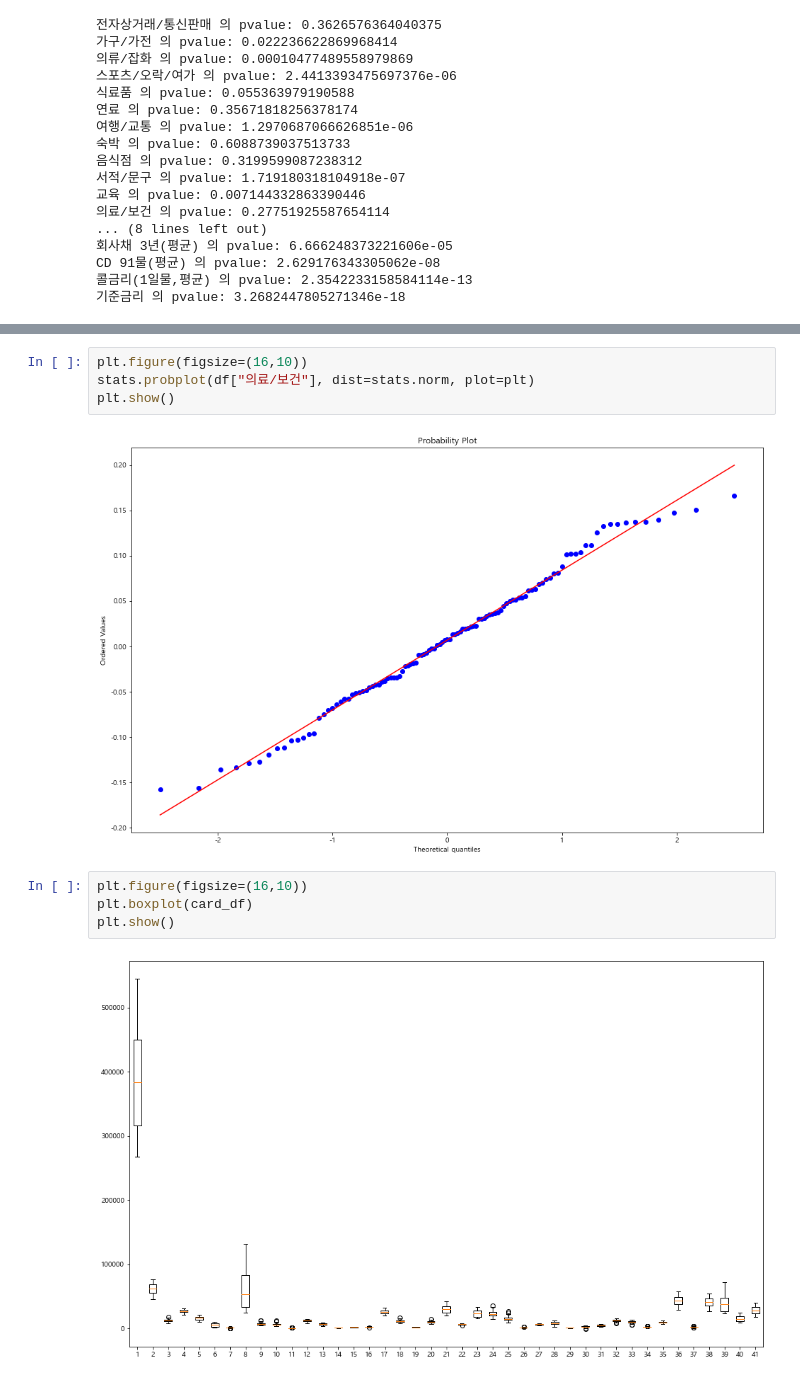
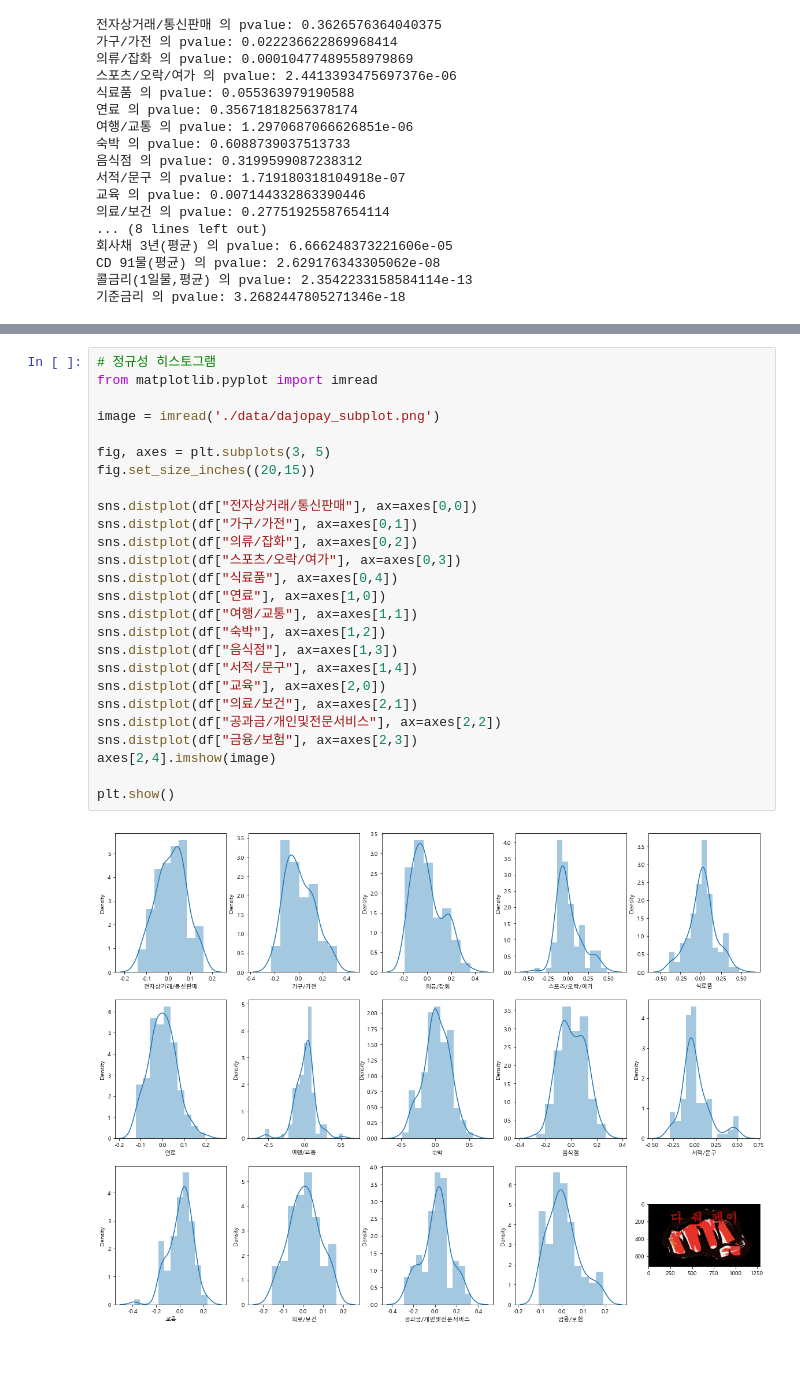
Before and after one commit to jkim0313/project1_dajopay, a Jupyter notebook: indexes.ipynb, the cells around one changed output, grey strips where cells are left out. Cells and saved outputs as stored; diff of their text form; blank space fills up the shorter version.

```diff
--- a/indexes.ipynb
+++ b/indexes.ipynb
@@ -335,12 +346,28 @@ sns.distplot(df["교육"])
-# %%
-plt.figure(figsize=(16,10))
-stats.probplot(df["의료/보건"], dist=stats.norm, plot=plt)
-plt.show()
-# %% [output]
-[figure, removed]
-# %%
-plt.figure(figsize=(16,10))
-plt.boxplot(card_df)
-plt.show()
-# %% [output]
-[figure, removed]
+# %%
+# 정규성 히스토그램
+from matplotlib.pyplot import imread
+
+image = imread('./data/dajopay_subplot.png')
+
+fig, axes = plt.subplots(3, 5)
+fig.set_size_inches((20,15))
+
+sns.distplot(df["전자상거래/통신판매"], ax=axes[0,0])
+sns.distplot(df["가구/가전"], ax=axes[0,1])
+sns.distplot(df["의류/잡화"], ax=axes[0,2])
+sns.distplot(df["스포츠/오락/여가"], ax=axes[0,3])
+sns.distplot(df["식료품"], ax=axes[0,4])
+sns.distplot(df["연료"], ax=axes[1,0])
+sns.distplot(df["여행/교통"], ax=axes[1,1])
+sns.distplot(df["숙박"], ax=axes[1,2])
+sns.distplot(df["음식점"], ax=axes[1,3])
+sns.distplot(df["서적/문구"], ax=axes[1,4])
+sns.distplot(df["교육"], ax=axes[2,0])
+sns.distplot(df["의료/보건"], ax=axes[2,1])
+sns.distplot(df["공과금/개인및전문서비스"], ax=axes[2,2])
+sns.distplot(df["금융/보험"], ax=axes[2,3])
+axes[2,4].imshow(image)
+
+plt.show()
+# %% [output]
+[figure, added]
```
Also changed, not shown: parts of 6 cells of this notebook.
